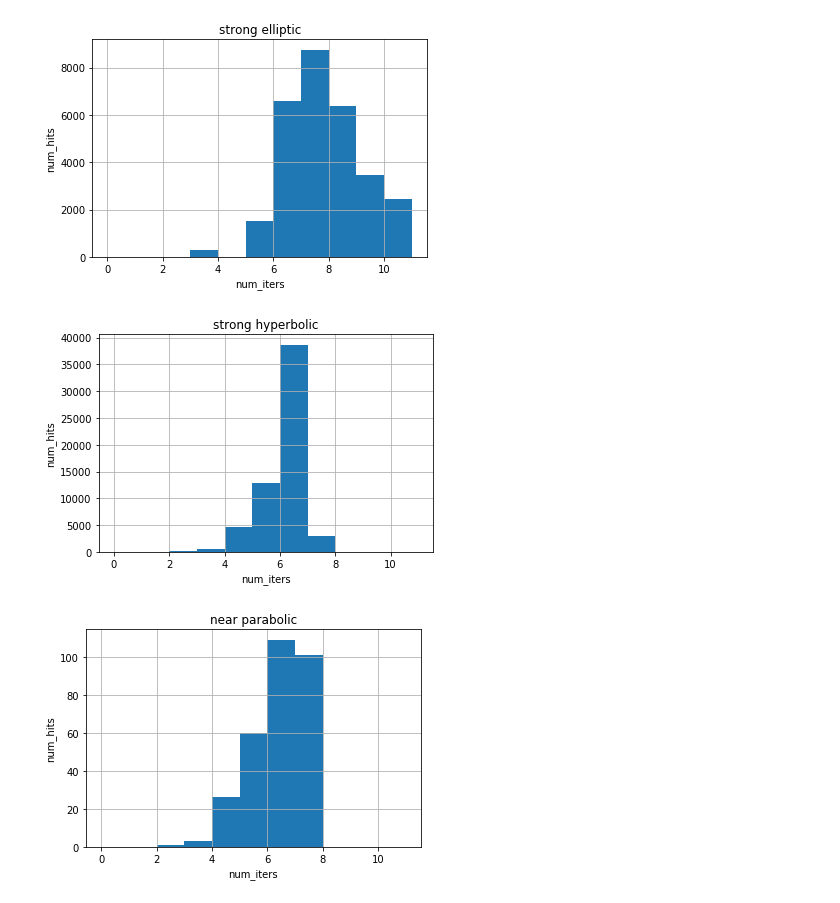
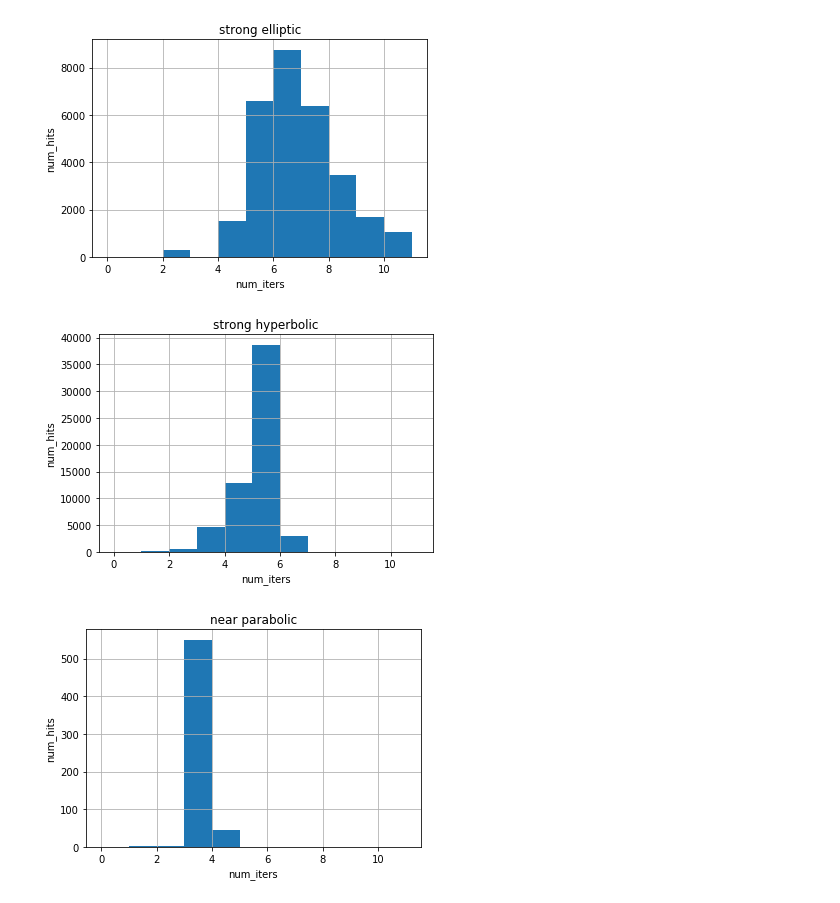
Before and after one commit to poliastro/kepler-experiments, a Jupyter notebook: plot_histograms.ipynb, the cells around one changed output. Drawn from its saved outputs; the diff is of its cells as text; code cells hidden in the pictures.

```diff
--- a/plot_histograms.ipynb
+++ b/plot_histograms.ipynb
@@ -3,31 +3,31 @@ from utils import run_all_tests
 import numpy as np
 import matplotlib.pyplot as plt
 # %%
-eccs, _, num_iters = run_all_tests(np.linspace(0, 3, int(3 / 1e-2)), \
+eccs, _, num_iters = run_all_tests(np.linspace(0.0, 3.0, int(3.0 / 1e-2)), \
                                    np.linspace(0, 3, int(3 / 1e-2)), initial_guess='paper')
 # %%
 plt.grid(True)
 delta = 1e-2
 plt.title('strong elliptic')
 plt.xlabel('num_iters')
 plt.ylabel('num_hits')
-plot = plt.hist(num_iters[eccs < 1.0 - delta], bins=np.arange(0, 12))
+plot = plt.hist(num_iters[eccs < 1.0 - delta] - 1, bins=np.arange(0, 12))
 plt.show()
 plt.grid(True)
 plt.title('strong hyperbolic')
 plt.xlabel('num_iters')
 plt.ylabel('num_hits')
-plot = plt.hist(num_iters[eccs > 1.0 + delta], bins=np.arange(0, 12))
+plot = plt.hist(num_iters[eccs > 1.0 + delta] - 1, bins=np.arange(0, 12))
 plt.show()
 plt.grid(True)
 plt.title('near parabolic')
 plt.xlabel('num_iters')
 plt.ylabel('num_hits')
-plot = plt.hist(num_iters[np.abs(eccs - 1) < delta], bins=np.arange(0, 12))
+plot = plt.hist(num_iters[np.abs(eccs - 1) < delta] - 1, bins=np.arange(0, 12))
 # %% [output]
-[figure, old version]
+[figure, new version]
-[figure, old version]
+[figure, new version]
-[figure, old version]
+[figure, new version]
 # %%
 eccs, _, num_iters = run_all_tests(np.linspace(0, 3, int(3 / 1e-2)), \
                                    np.linspace(0, 3, int(3 / 1e-2)), initial_guess='current')
```
Also changed, not shown: parts of 2 cells of this notebook, 1 other file.
